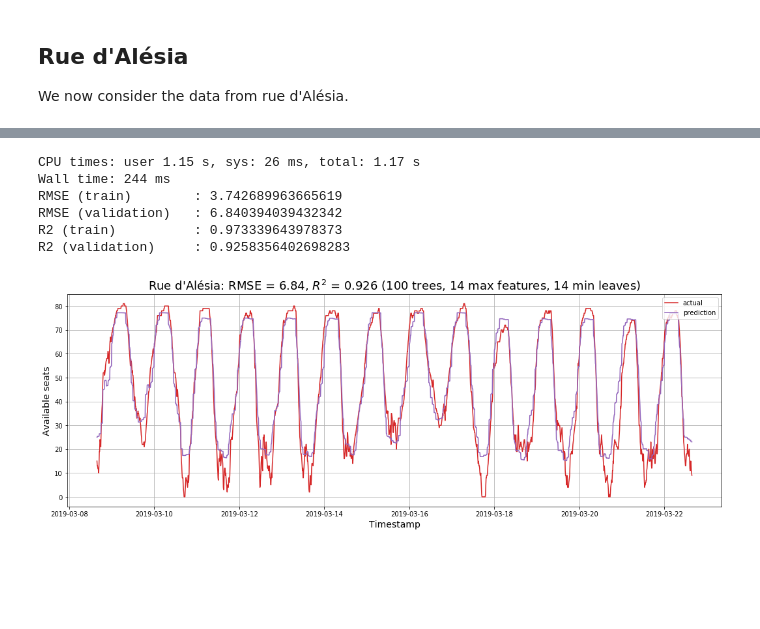
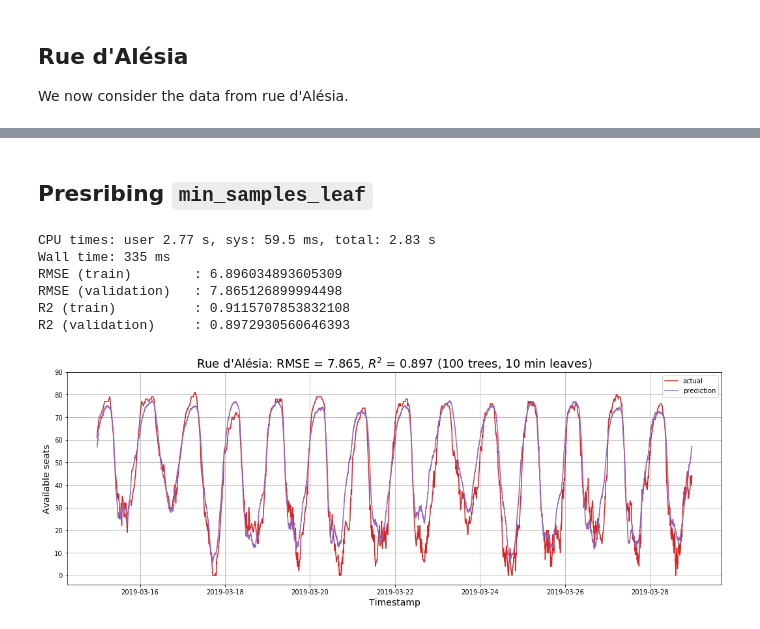
Before and after one commit to antoinechoffrut/la_permanence, a Jupyter notebook: la-permanence-random-forests-forecasting.ipynb, the cells around one changed output, grey strips where cells are left out. Cells and saved outputs as stored; diff of their text form; code cells hidden in the pictures; blank space fills up the shorter version.

```diff
--- a/la-permanence-random-forests-forecasting.ipynb
+++ b/la-permanence-random-forests-forecasting.ipynb
@@ -53,6 +69,0 @@ COL_PREDICT = plt.rcParams['axes.prop_cycle'].by_key()['color'][4]
-# %%
-def split_vals(df, n):
-    """Split data into training and validation sets."""
-    return df[:n].copy(), df[n:].copy()
-
-def rmse(x,y): return math.sqrt(((x-y)**2).mean())
@@ -326,5 +417,10 @@ nb_trees, max_features, min_leaves = 100, 14, 14
+# %% [markdown]
+## Presribing `min_samples_leaf`
+# %%
+n_estimators = 100
+min_samples_leaf = 10
 # %%
-m = RandomForestRegressor(n_jobs=-1, n_estimators=nb_trees, max_features=max_features, min_samples_leaf=min_leaves)
+m = RandomForestRegressor(n_jobs=-1, n_estimators=n_estimators, min_samples_leaf=min_samples_leaf)
 %time m.fit(X_train, y_train)
 COL_WIDTH = 20
 print("{0}: {1}".format("RMSE (train)".ljust(COL_WIDTH), rmse(m.predict(X_train), y_train)))
@@ -334,32 +430,31 @@ print("{0}: {1}".format("R2 (validation)".ljust(COL_WIDTH), m.score(X_valid, y_v
 
 y_predict = m.predict(X_valid)
 # %% [output]
-CPU times: user 1.15 s, sys: 26 ms, total: 1.17 s
-Wall time: 244 ms
-RMSE (train)        : 3.742689963665619
-RMSE (validation)   : 6.840394039432342
-R2 (train)          : 0.973339643978373
-R2 (validation)     : 0.9258356402698283
+CPU times: user 2.77 s, sys: 59.5 ms, total: 2.83 s
+Wall time: 335 ms
+RMSE (train)        : 6.896034893605309
+RMSE (validation)   : 7.865126899994498
+R2 (train)          : 0.9115707853832108
+R2 (validation)     : 0.8972930560646393
 # %%
 fig, ax = plt.subplots(figsize=(18, 6));
 ax.plot(timestamps_valid['timestamp'], y_valid, COL_VALID);
 ax.plot(timestamps_valid['timestamp'], y_predict, COL_PREDICT);
 ax.set_title(
-    "Rue d'Alésia: RMSE = {0:.4g}, $R^2$ = {1:.3g} ({2} trees, {3} max features, {4} min leaves)".format(
+    "Rue d'Alésia: RMSE = {0:.4g}, $R^2$ = {1:.3g} ({2} trees, {3} min leaves)".format(
         rmse(m.predict(X_valid), y_valid),
         m.score(X_valid, y_valid),
-        nb_trees,
-        max_features,
-        min_leaves
+        n_estimators,
+        min_samples_leaf
     ),
     fontsize=18
 );
 
 ax.set_ylabel("Available seats", fontsize=14);
-ax.set_yticks(range(0, 90, 10));
+ax.set_yticks(range(0, 100, 10));
 ax.set_xlabel("Timestamp", fontsize=14);
 ax.legend(['actual', 'prediction'], loc='upper right')
 ax.grid();
-# plt.savefig("moulin-random-forests.png");
+# plt.savefig("alesia-random-forest-forecast-min-samples-leaf-{0}.png".format(min_samples_leaf));
 # %% [output]
-[figure, old version]
+[figure, new version]
```
Also changed, not shown: parts of 42 cells of this notebook, 17 other files.
